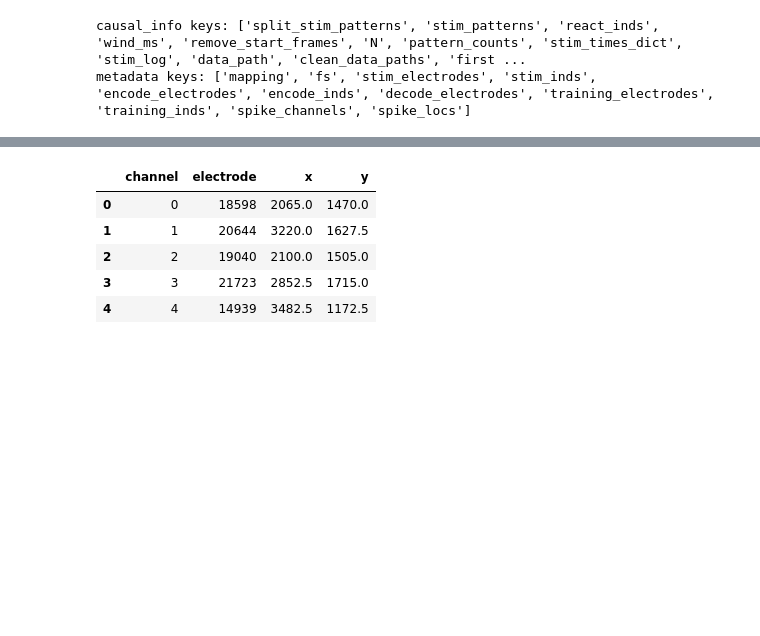
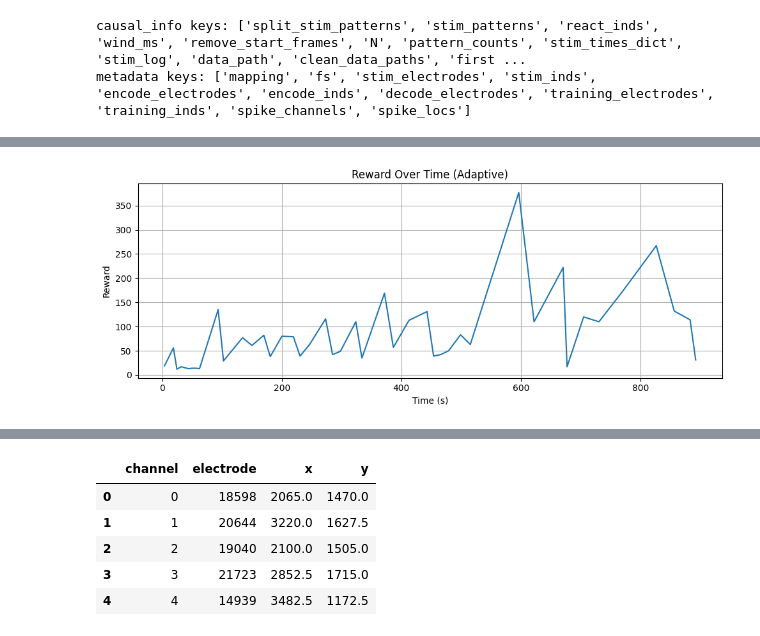
Before and after one commit to JamesVLF/OrganoidLearning, a Jupyter notebook: goatpole.ipynb, the cells around one changed output, grey strips where cells are left out. Drawn from its saved outputs; the diff is of its cells as text; code cells hidden in the pictures; blank space fills up the shorter version.

```diff
--- a/goatpole.ipynb
+++ b/goatpole.ipynb
@@ -78,3 +78,6 @@ print("metadata keys:", list(metadata.keys()))
 # %% [output]
 causal_info keys: ['split_stim_patterns', 'stim_patterns', 'react_inds', 'wind_ms', 'remove_start_frames', 'N', 'pattern_counts', 'stim_times_dict', 'stim_log', 'data_path', 'clean_data_paths', 'first ...
 metadata keys: ['mapping', 'fs', 'stim_electrodes', 'stim_inds', 'encode_electrodes', 'encode_inds', 'decode_electrodes', 'training_electrodes', 'training_inds', 'spike_channels', 'spike_locs']
+# %%
+adaptive_logs = log_data["Adaptive"]
+reward_df = adaptive_logs["reward"]
@@ -80,0 +93,13 @@ metadata keys: ['mapping', 'fs', 'stim_electrodes', 'stim_inds', 'encode_electro
+# %%
+import matplotlib.pyplot as plt
+
+plt.figure(figsize=(10, 4))
+plt.plot(reward_df["time"], reward_df["reward"], label="Reward")
+plt.xlabel("Time (s)")
+plt.ylabel("Reward")
+plt.title("Reward Over Time (Adaptive)")
+plt.grid(True)
+plt.tight_layout()
+plt.show()
+# %% [output]
+[figure, added]
```
Also changed, not shown: parts of 12 cells of this notebook.
